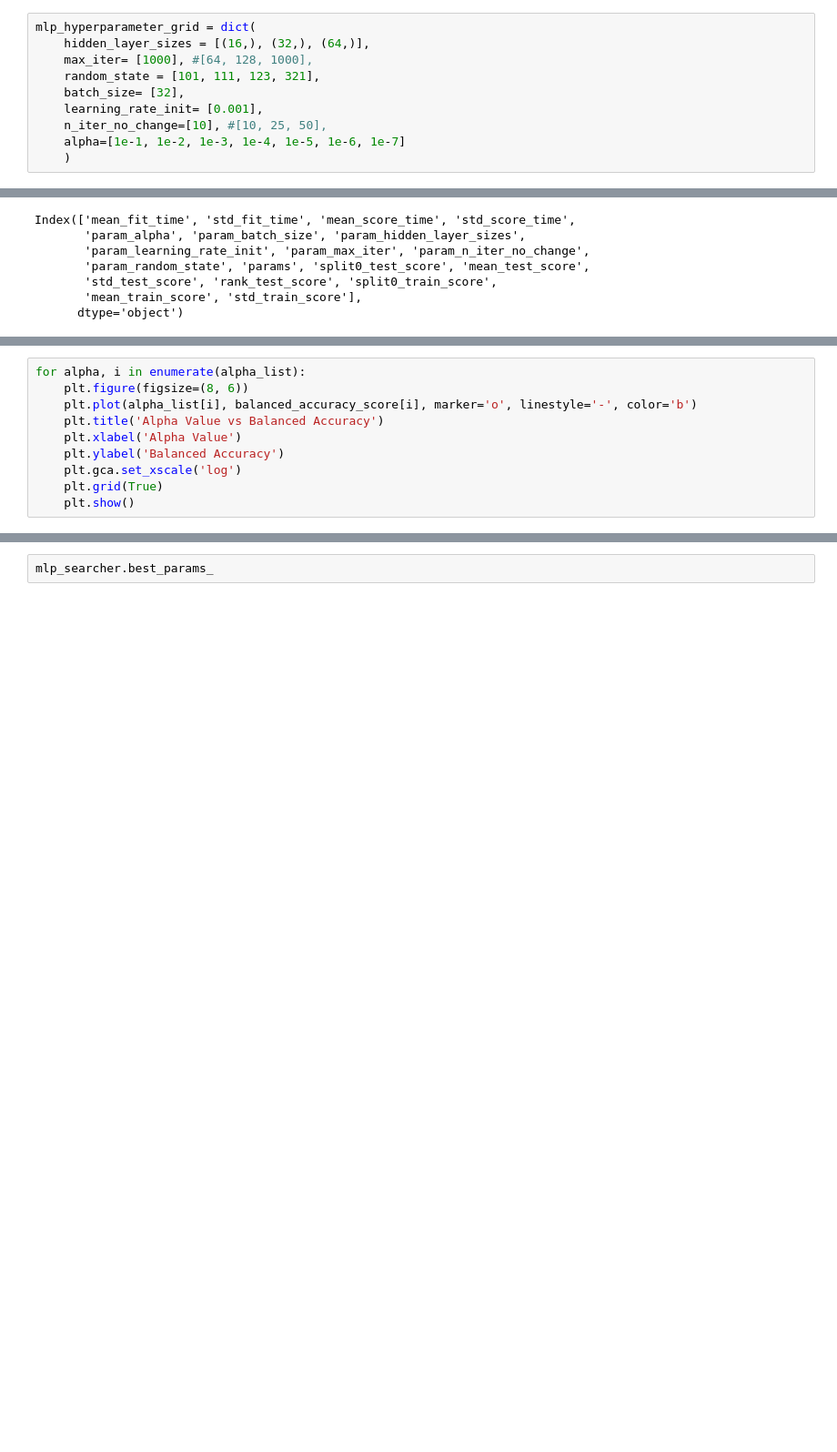
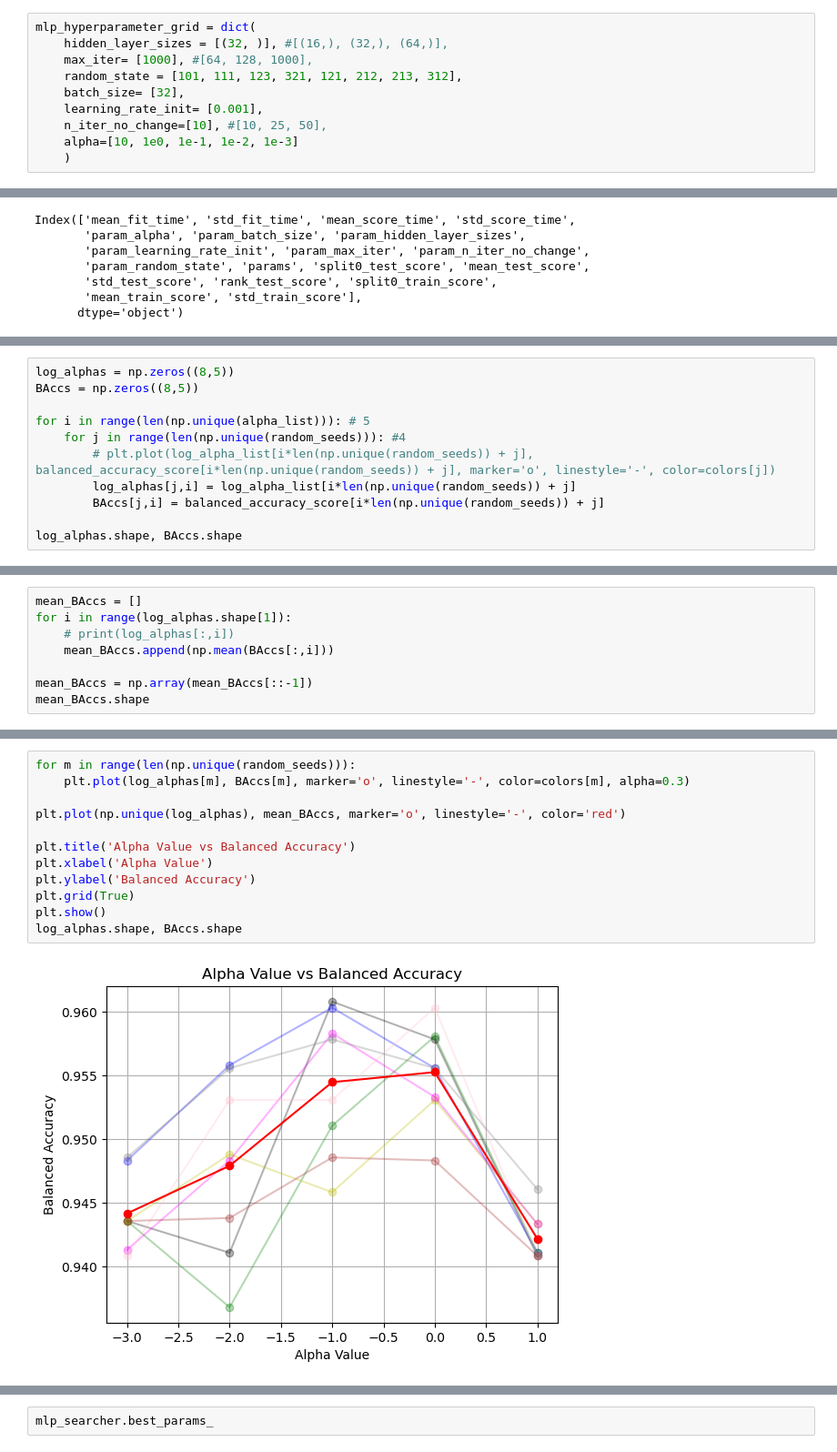
Before and after one commit to vmccab01/ProjectB_cs135, a Jupyter notebook: P1-2.ipynb, the cells around one changed output, grey strips where cells are left out. Shown at 91% size. Cells and saved outputs as stored; diff of their text form; blank space fills up the shorter version.

Commit message:
p1-2 hyperparameter graph

```diff
--- a/P1-2.ipynb
+++ b/P1-2.ipynb
@@ -78,13 +78,13 @@ mlp = MLPClassifier(
             )
 # %%
 mlp_hyperparameter_grid = dict(
-    hidden_layer_sizes = [(16,), (32,), (64,)],
+    hidden_layer_sizes = [(32, )], #[(16,), (32,), (64,)],
     max_iter= [1000], #[64, 128, 1000],
-    random_state = [101, 111, 123, 321],
+    random_state = [101, 111, 123, 321, 121, 212, 213, 312],
     batch_size= [32],
     learning_rate_init= [0.001],
     n_iter_no_change=[10], #[10, 25, 50],
-    alpha=[1e-1, 1e-2, 1e-3, 1e-4, 1e-5, 1e-6, 1e-7]
+    alpha=[10, 1e0, 1e-1, 1e-2, 1e-3]
     )
 # %%
 valid_y = np.array(valid_y_df['class_uid'])
@@ -134,0 +164,11 @@ AttributeError: 'list' object has no attribute 'shape'
+# %%
+log_alphas = np.zeros((8,5))
+BAccs = np.zeros((8,5))
+
+for i in range(len(np.unique(alpha_list))): # 5
+    for j in range(len(np.unique(random_seeds))): #4
+        # plt.plot(log_alpha_list[i*len(np.unique(random_seeds)) + j], balanced_accuracy_score[i*len(np.unique(random_seeds)) + j], marker='o', linestyle='-', color=colors[j])
+        log_alphas[j,i] = log_alpha_list[i*len(np.unique(random_seeds)) + j]
+        BAccs[j,i] = balanced_accuracy_score[i*len(np.unique(random_seeds)) + j]
+
+log_alphas.shape, BAccs.shape
@@ -134,0 +177,8 @@ AttributeError: 'list' object has no attribute 'shape'
+# %%
+mean_BAccs = []
+for i in range(log_alphas.shape[1]):
+    # print(log_alphas[:,i])
+    mean_BAccs.append(np.mean(BAccs[:,i]))
+
+mean_BAccs = np.array(mean_BAccs[::-1])
+mean_BAccs.shape
@@ -135,11 +187,14 @@ AttributeError: 'list' object has no attribute 'shape'
 # %%
-for alpha, i in enumerate(alpha_list):
-    plt.figure(figsize=(8, 6))
-    plt.plot(alpha_list[i], balanced_accuracy_score[i], marker='o', linestyle='-', color='b')
-    plt.title('Alpha Value vs Balanced Accuracy')
-    plt.xlabel('Alpha Value')
-    plt.ylabel('Balanced Accuracy')
-    plt.gca.set_xscale('log')
-    plt.grid(True)
-    plt.show()
+for m in range(len(np.unique(random_seeds))):
+    plt.plot(log_alphas[m], BAccs[m], marker='o', linestyle='-', color=colors[m], alpha=0.3)
+
+plt.plot(np.unique(log_alphas), mean_BAccs, marker='o', linestyle='-', color='red')
+
+plt.title('Alpha Value vs Balanced Accuracy')
+plt.xlabel('Alpha Value')
+plt.ylabel('Balanced Accuracy')
+plt.grid(True)
+plt.show()
+log_alphas.shape, BAccs.shape
 # %% [output]
+[figure, added]
```
Also changed, not shown: parts of 9 cells of this notebook.
